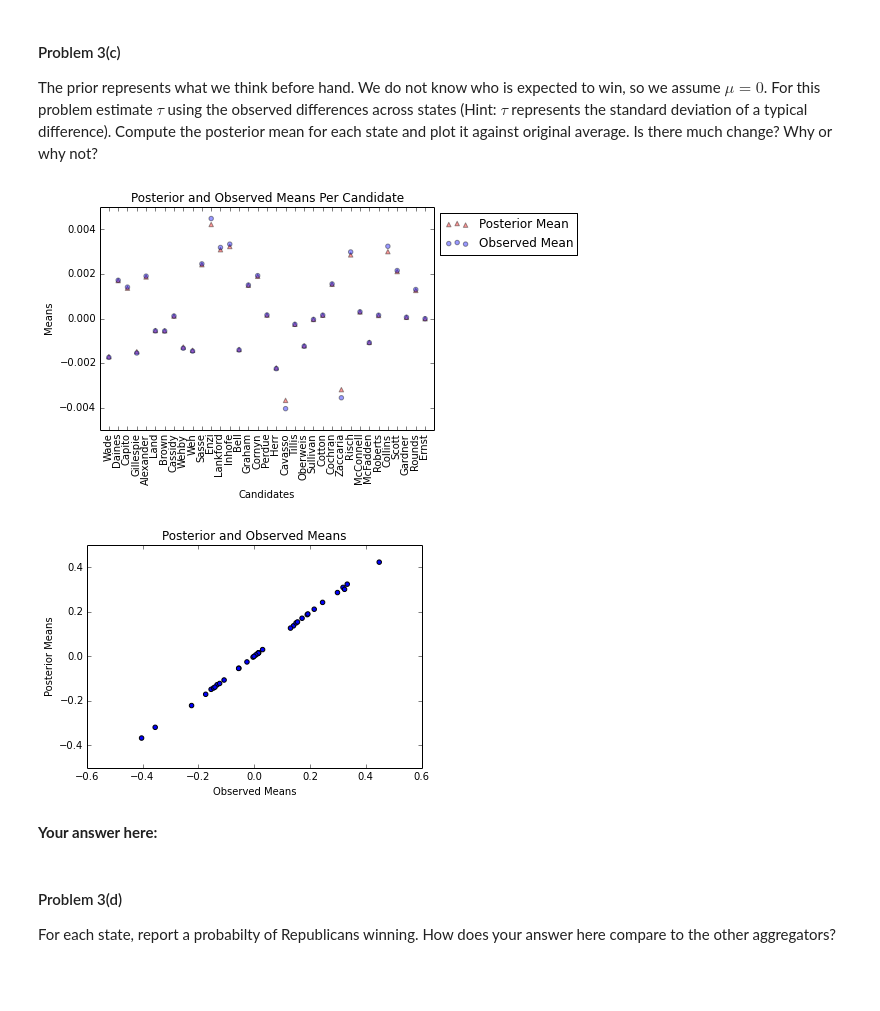
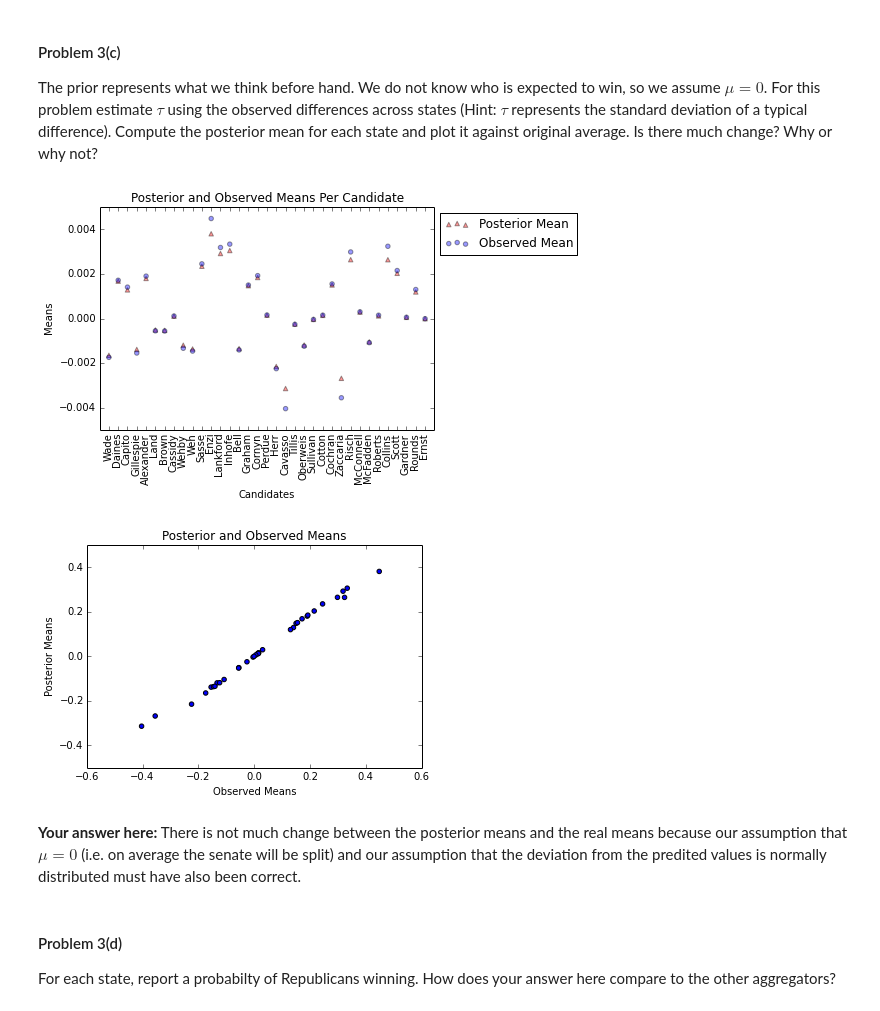
Before and after one commit to userfog/2014, a Jupyter notebook: homework/hw4/HW4.ipynb, the cells around one changed output. Cells and saved outputs as stored; diff of their text form; code cells hidden in the pictures; blank space fills up the shorter version.

```diff
--- a/homework/hw4/HW4.ipynb
+++ b/homework/hw4/HW4.ipynb
@@ -535,38 +525,39 @@ def compute_B(sigma, tau):
 def post_mean(mu, tau, sigma, y):
     b = compute_B(sigma, tau)
     return b*mu + (1-b)*y
 
 tau = np.std(running_means)
 mu = np.mean(running_means)
 
 running_post_means = [None]*len(running_means)
 i = 0
 cands = []
 for key, value in dfs.iteritems():
     st = convert_state(key)
     c =  candidates[candidates["state"] == st]
     name_rep = get_correctname("R", c, value.columns)
     name_dem = get_correctname("D", c, value.columns)
     cands.append(name_rep)
     diffs = value[name_rep]/100 - value[name_dem]/100
     y = diffs.mean()
     sigma = diffs.std()
-    running_post_means[i] = post_mean(0, .33, sigma, y)
+    running_post_means[i] = post_mean(0, tau, sigma, y)
     i = i + 1
 
 plt.scatter(range(0, len(running_means)),map(lambda x: x/100.0, running_post_means), marker="^", c="r", alpha=.4, label="Posterior Mean")
 plt.scatter(range(0, len(running_means)), map(lambda x: x/100.0, running_means), c="b", alpha=.4, label="Observed Mean")
 plt.xticks(range(0, len(running_means)), cands, rotation="90")
 nice_graph("Candidates", "Means", "Posterior and Observed Means Per Candidate", [-1, 35, -.005, .005])
 plt.legend(loc=2,bbox_to_anchor=(1, 1))
 plt.figure()
 plt.scatter(running_means, running_post_means)
 nice_graph("Observed Means", "Posterior Means", "Posterior and Observed Means", [-.6, .6, -.5, .5])
 # %% [output]
-[figure, old version]
+[figure, new version]
-[figure, old version]
+[figure, new version]
-# %% [markdown]
-**Your answer here:**
+# %% [markdown]
+**Your answer here:**
+There is not much change between the posterior means and the real means because our assumption that $\mu = 0$ (i.e. on average the senate will be split) and our assumption that the deviation from the predited values is normally distributed must have also been correct.
 # %% [markdown]
 #### Problem 3(d)
 
```
Also changed, not shown: parts of 28 cells of this notebook.
